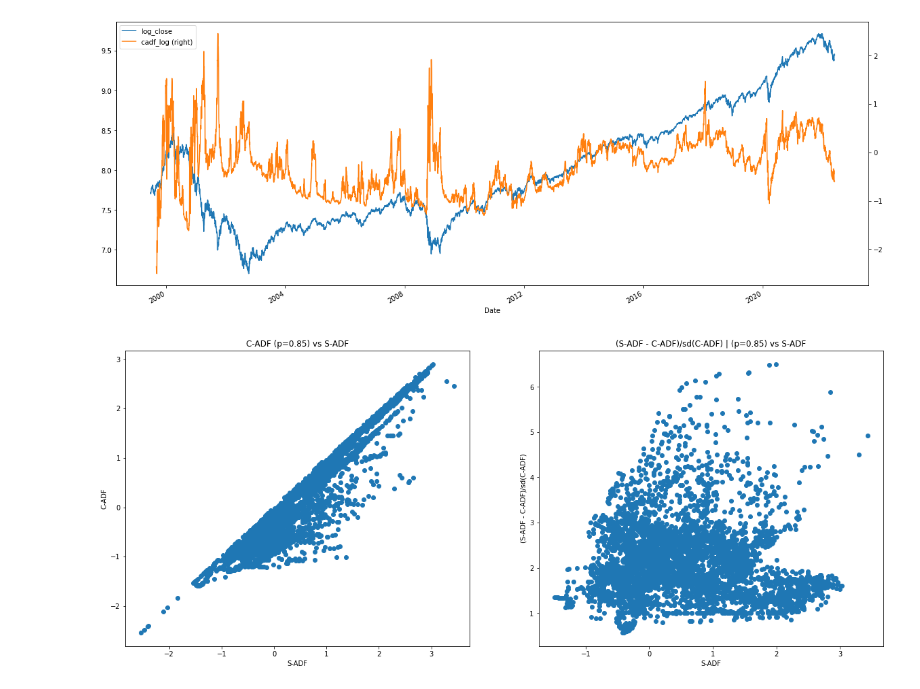
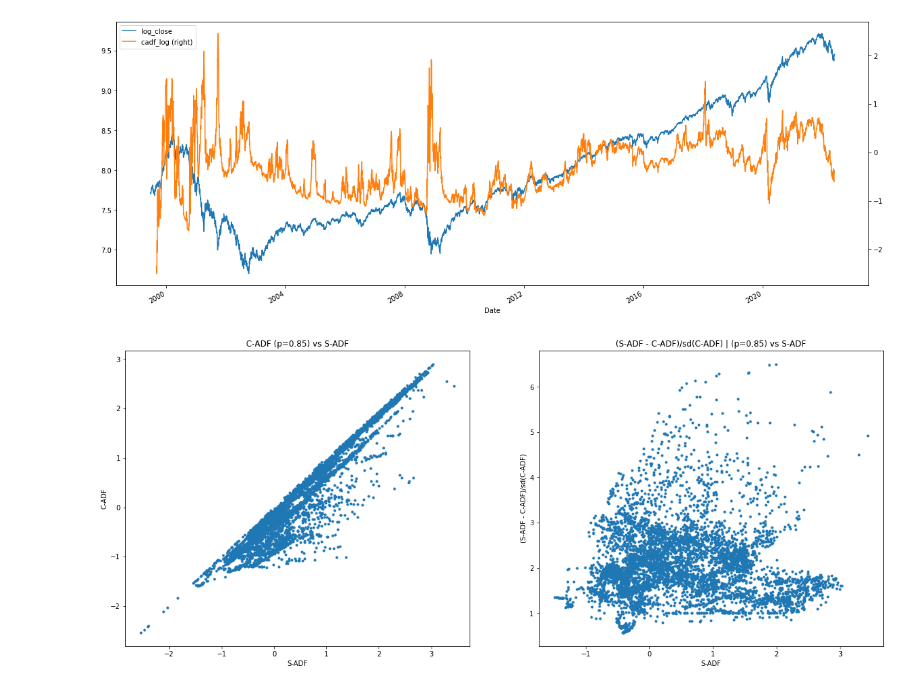
Before and after one commit to maxgao18/AFML, a Jupyter notebook: 17.3.ipynb, the cells around one changed output. Saved outputs shown, nothing was run; the diff lists cells and outputs as text; code cells hidden in the pictures.

```diff
--- a/17.3.ipynb
+++ b/17.3.ipynb
@@ -100,19 +100,19 @@ data[["log_close", "cadf_log"]].interpolate(method="linear").plot(
 [figure]
 # %%
 fig, axes = plt.subplots(nrows=1, ncols=2, figsize=(20, 8))
-axes[0].scatter(data["sadf"], data["cadf"])
+axes[0].scatter(data["sadf"], data["cadf"], marker=".")
 axes[0].set_title(f"C-ADF (p={p}) vs S-ADF")
 axes[0].set_xlabel("S-ADF")
 axes[0].set_ylabel("C-ADF")
 
 normalized_diff = data["sadf"] - data["cadf"]
 normalized_diff /= data["cadf_sd"]
 plt_loc = pd.notnull(normalized_diff)
 
-axes[1].scatter(data["sadf"].loc[plt_loc], normalized_diff.loc[plt_loc])
+axes[1].scatter(data["sadf"].loc[plt_loc], normalized_diff.loc[plt_loc], marker=".")
 axes[1].set_title(f"(S-ADF - C-ADF)/sd(C-ADF) | (p={p}) vs S-ADF")
 axes[1].set_xlabel("S-ADF")
 axes[1].set_ylabel(f"(S-ADF - C-ADF)/sd(C-ADF)")
 plt.show()
 # %% [output]
-[figure, old version]
+[figure, new version]
```
Also changed, not shown: parts of 1 cell of this notebook.
